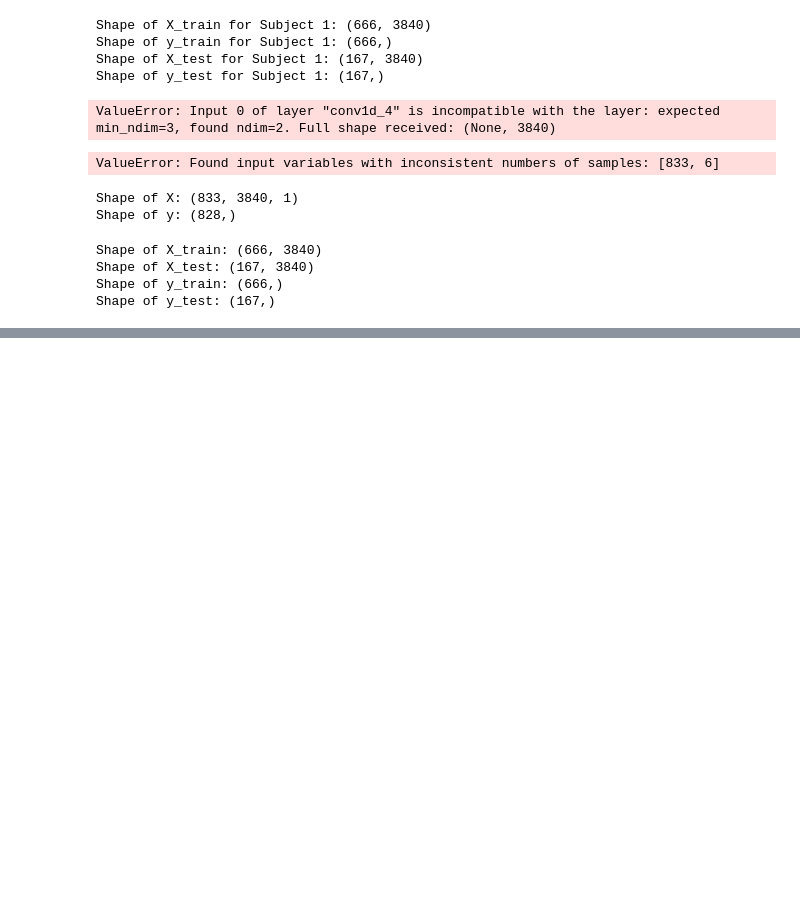
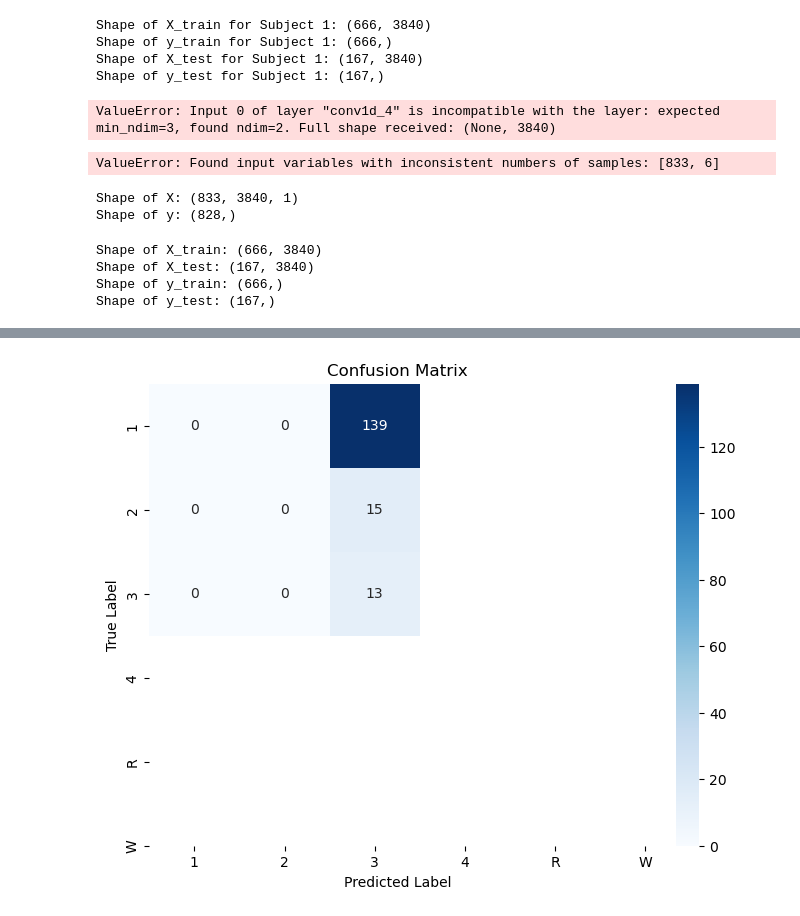
Before and after one commit to ShristiSharan/DSP_Project, a Jupyter notebook: DSp_main ppg (2).ipynb, the cells around one changed output, grey strips where cells are left out. Cells and saved outputs as stored; diff of their text form; code cells hidden in the pictures; blank space fills up the shorter version.

Commit message:
epoch run increased

```diff
--- a/DSp_main ppg (2).ipynb
+++ b/DSp_main ppg (2).ipynb
@@ -1303,9 +1303,8 @@ for i in range(0, len(file_names), 2):
     # Replace encoded values of '1', '2', '3', '4' with the encoded value for 'N'
     y_train_encoded = np.where(y_train_encoded > 1, 2, y_train_encoded)
 
-
     # Train the model
-    model.fit(X_train_normalized, y_train_encoded, epochs=10, batch_size=32, validation_split=0.1, verbose=1)
+    model.fit(X_train_normalized, y_train_encoded, epochs=25, batch_size=32, validation_split=0.2, verbose=1)
 
     # Evaluate the model
     loss, accuracy = model.evaluate(X_test_normalized, y_train_encoded)
@@ -1337,0 +1334,19 @@ Detected at node 'Cast_1' defined at (most recent call last):
+# %%
+from sklearn.metrics import confusion_matrix
+import seaborn as sns
+import matplotlib.pyplot as plt
+
+# ... (your code for generating predictions and encoded labels)
+
+# Compute confusion matrix
+conf_matrix = confusion_matrix(y_test_encoded, y_pred_classes)
+
+# Plot confusion matrix
+plt.figure(figsize=(8, 6))
+sns.heatmap(conf_matrix, annot=True, fmt='d', cmap='Blues', xticklabels=label_encoder.classes_, yticklabels=label_encoder.classes_)
+plt.xlabel('Predicted Label')
+plt.ylabel('True Label')
+plt.title('Confusion Matrix')
+plt.show()
+# %% [output]
+[figure, added]
```
Also changed, not shown: parts of 1 cell of this notebook.
